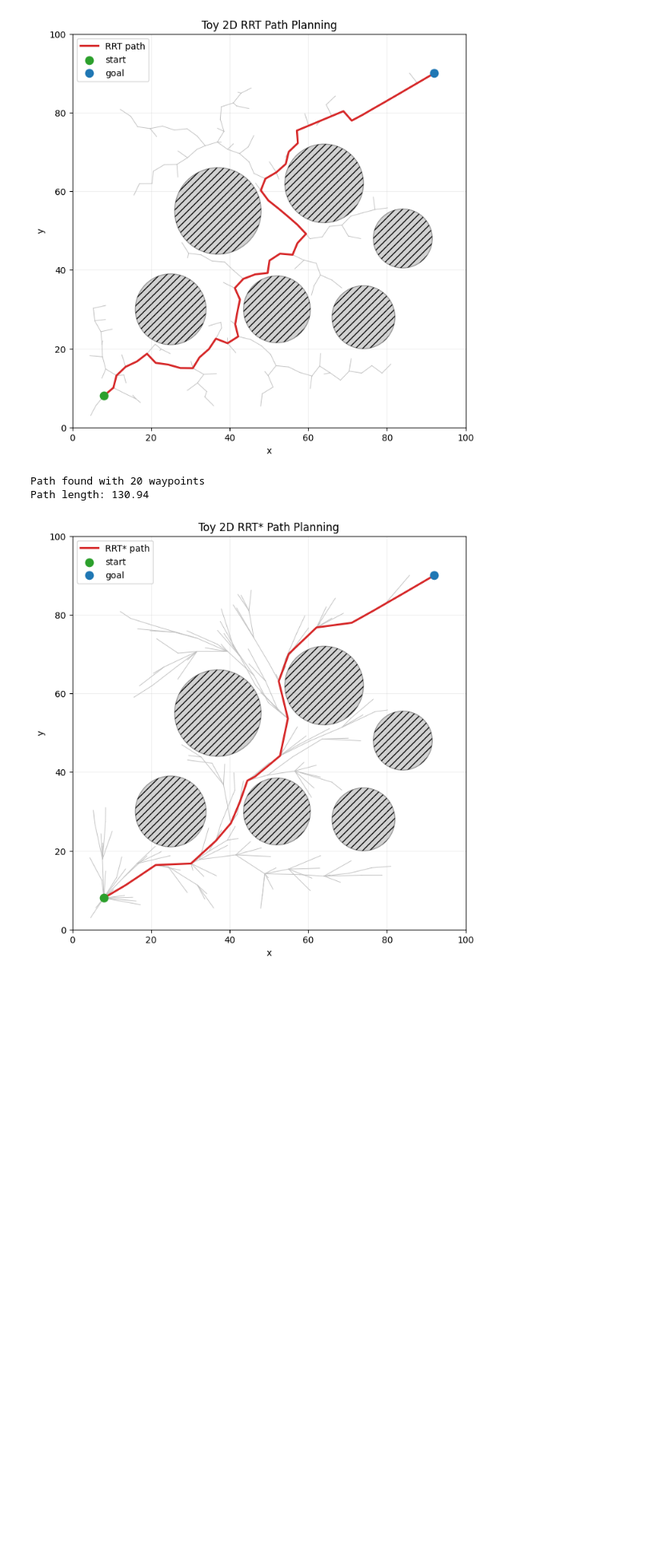
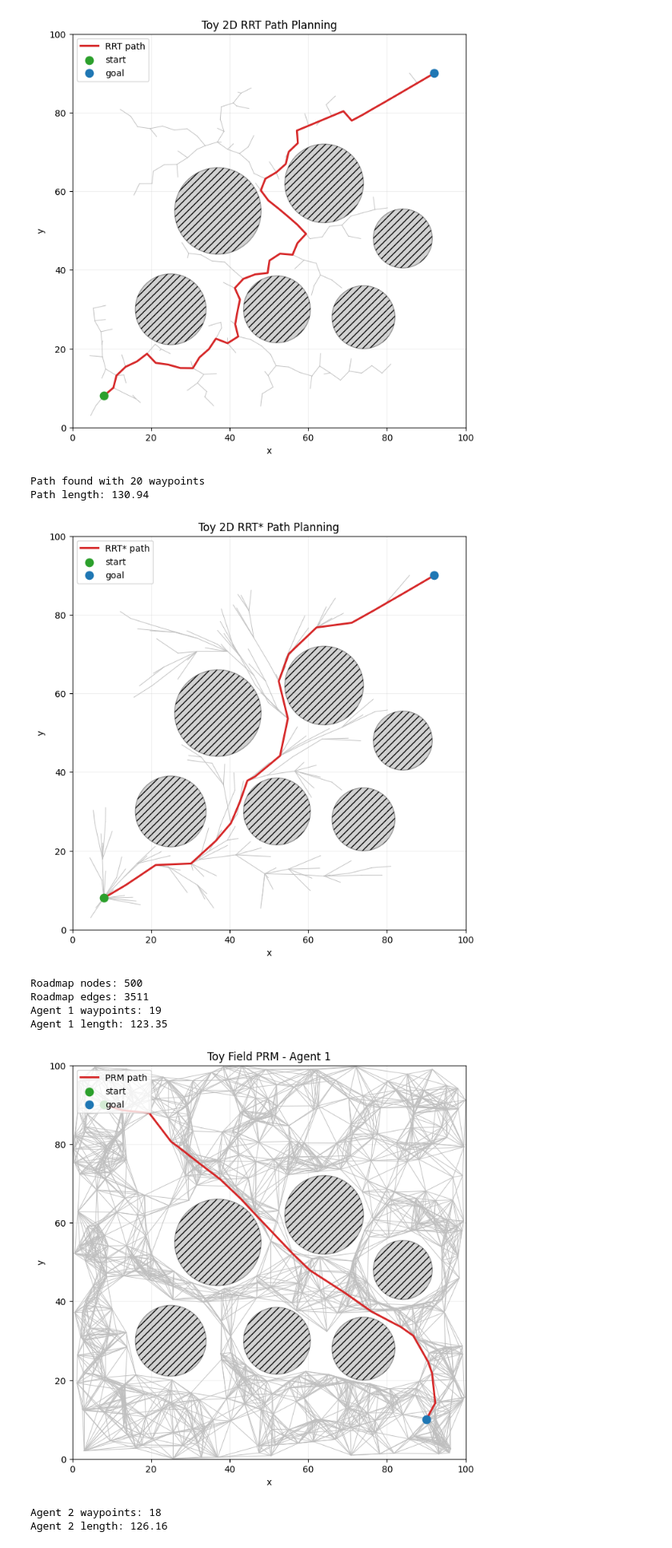
Before and after one commit to davidfobar/dMRdRRT, a Jupyter notebook: planner_test.ipynb, the cells around one changed output. Shown at 80% size. Drawn from its saved outputs; the diff is of its cells as text; code cells hidden in the pictures; blank space fills up the shorter version.

Commit message:
added a basic PRM planner with dijkstra search.

```diff
--- a/planner_test.ipynb
+++ b/planner_test.ipynb
@@ -78,3 +78,61 @@ plot_agent(agent, show=True, planner_name="RRT*")
 Path found with 20 waypoints
 Path length: 130.94
 [figure]
+# %%
+from PRM import PRMParameters, PRMRoadmap
+
+toy_prm_roadmap = PRMRoadmap(
+    space=field,
+    params=PRMParameters(
+        n_samples=500,
+        k_neighbors=14,
+        connection_radius=24.0,
+        max_build_attempts=3,
+        seed=7,
+    ),
+)
+toy_prm_roadmap.build()
+
+print(f"Roadmap nodes: {len(toy_prm_roadmap.nodes)}")
+print(f"Roadmap edges: {len(toy_prm_roadmap.roadmap_edges)}")
+
+# Agent 1: upper-left -> lower-right
+prm_agent_1 = Agent(
+    field,
+    start=(8.0, 90.0),
+    planner_type="prm",
+    prm_roadmap=toy_prm_roadmap
+)
+prm_path_1 = prm_agent_1.plan_to((90.0, 10.0))
+
+if prm_path_1 is None:
+    print("Agent 1: No path found.")
+else:
+    print(f"Agent 1 waypoints: {len(prm_path_1)}")
+    print(f"Agent 1 length: {prm_agent_1.planner.path_length(prm_path_1):.2f}")
+
+plot_agent(prm_agent_1, show=True, planner_name="PRM", title="Toy Field PRM - Agent 1")
+
+# Agent 2: lower-left -> upper-right
+prm_agent_2 = Agent(
+    field,
+    start=(8.0, 8.0),
+    planner_type="prm",
+)
+prm_path_2 = prm_agent_2.plan_to((92.0, 90.0), prm_roadmap=toy_prm_roadmap)
+
+if prm_path_2 is None:
+    print("Agent 2: No path found.")
+else:
+    print(f"Agent 2 waypoints: {len(prm_path_2)}")
+    print(f"Agent 2 length: {prm_agent_2.planner.path_length(prm_path_2):.2f}")
+
+plot_agent(prm_agent_2, show=True, planner_name="PRM", title="Toy Field PRM - Agent 2")
+# %% [output]
+Roadmap nodes: 500
+Roadmap edges: 3511
+Agent 1 waypoints: 19
+Agent 1 length: 123.35
+[figure, added]
+Agent 2 waypoints: 18
+Agent 2 length: 126.16
```
Also changed, not shown: parts of 4 cells of this notebook, 5 other files.
